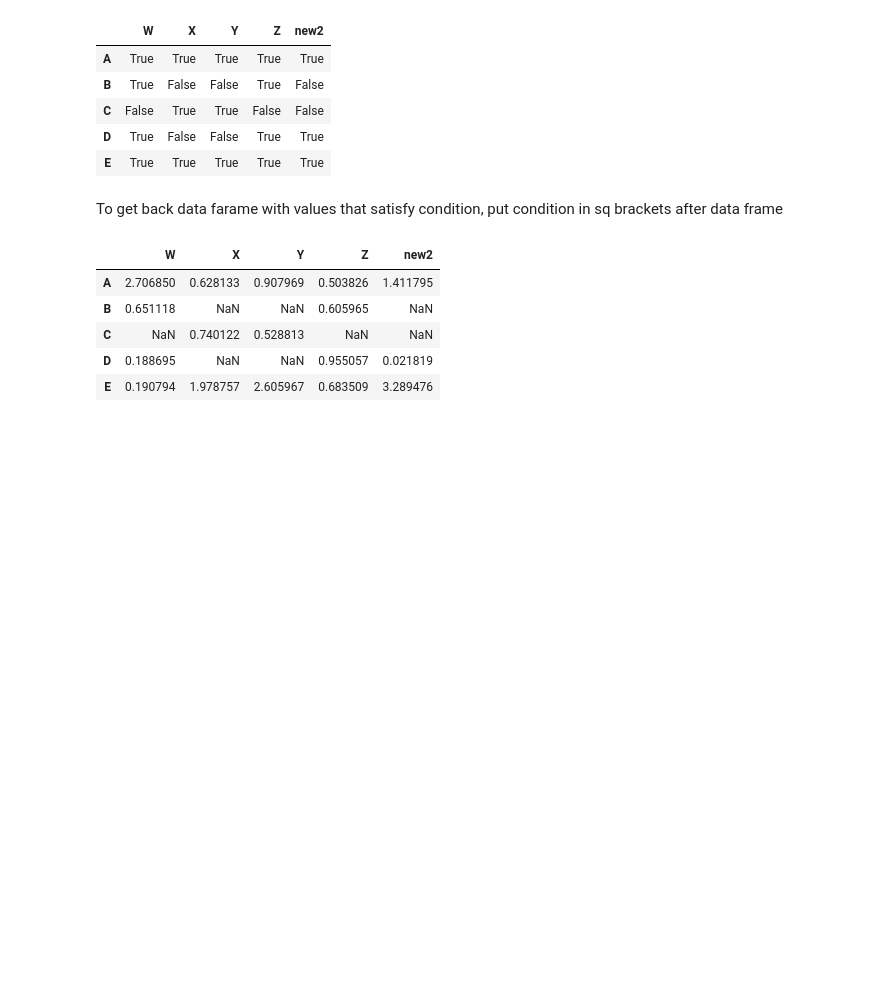
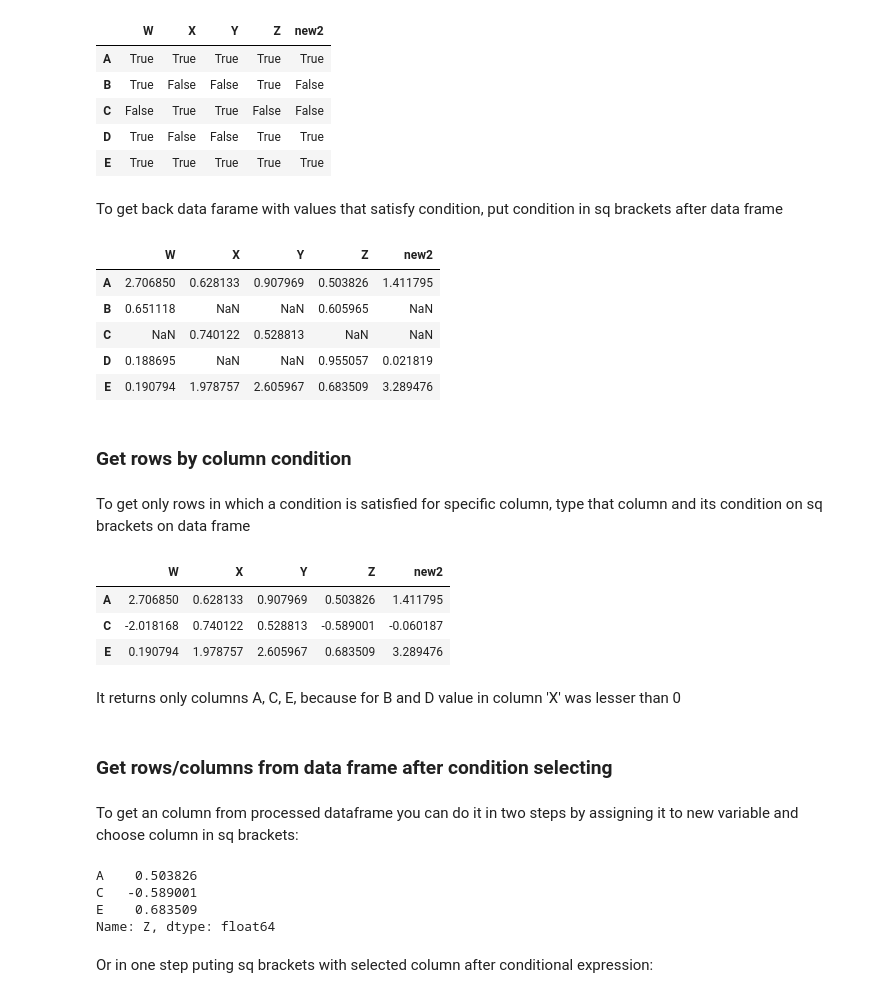
Before and after one commit to Artur-Ws/Data_Science_Basics, a Jupyter notebook: pandas_notes.ipynb, the cells around one changed output. Cells and saved outputs as stored; diff of their text form; code cells hidden in the pictures; blank space fills up the shorter version.

Commit message:
Added notes about conditional selection of dataframes, aesthetic upgrade

```diff
--- a/pandas_notes.ipynb
+++ b/pandas_notes.ipynb
@@ -273,3 +273,30 @@ df[df>0]
 | C | NaN | 0.740122 | 0.528813 | NaN | NaN |
 | D | 0.188695 | NaN | NaN | 0.955057 | 0.021819 |
 | E | 0.190794 | 1.978757 | 2.605967 | 0.683509 | 3.289476 |
+# %% [markdown]
+### Get rows by column condition
+# %% [markdown]
+To get only rows in which a condition is satisfied for specific column, type that column and its condition on sq brackets on data frame
+# %%
+df[df['X']>0]
+# %% [output]
+|  | W | X | Y | Z | new2 |
+| A | 2.706850 | 0.628133 | 0.907969 | 0.503826 | 1.411795 |
+| C | -2.018168 | 0.740122 | 0.528813 | -0.589001 | -0.060187 |
+| E | 0.190794 | 1.978757 | 2.605967 | 0.683509 | 3.289476 |
+# %% [markdown]
+It returns only columns A, C, E, because for B and D value in column 'X' was lesser than 0
+# %% [markdown]
+### Get rows/columns from data frame after condition selecting
+# %% [markdown]
+To get an column from processed dataframe you can do it in two steps by assigning it to new variable and choose column in sq brackets:
+# %%
+new_df = df[df['X']>0]
+new_df['Z']
+# %% [output]
+A    0.503826
+C   -0.589001
+E    0.683509
+Name: Z, dtype: float64
+# %% [markdown]
+Or in one step puting sq brackets with selected column after conditional expression:
```
Also changed, not shown: parts of 9 cells of this notebook.
